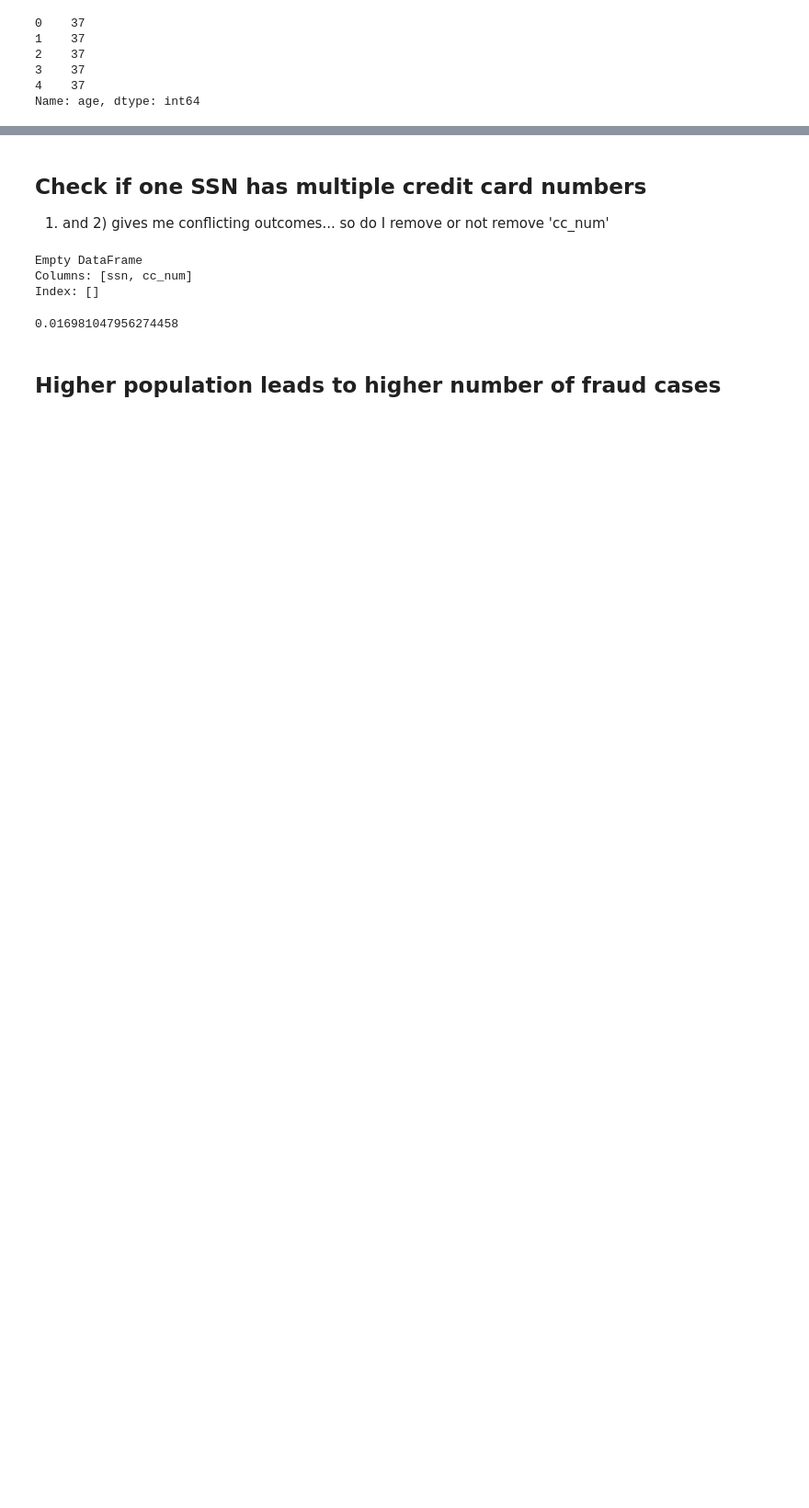
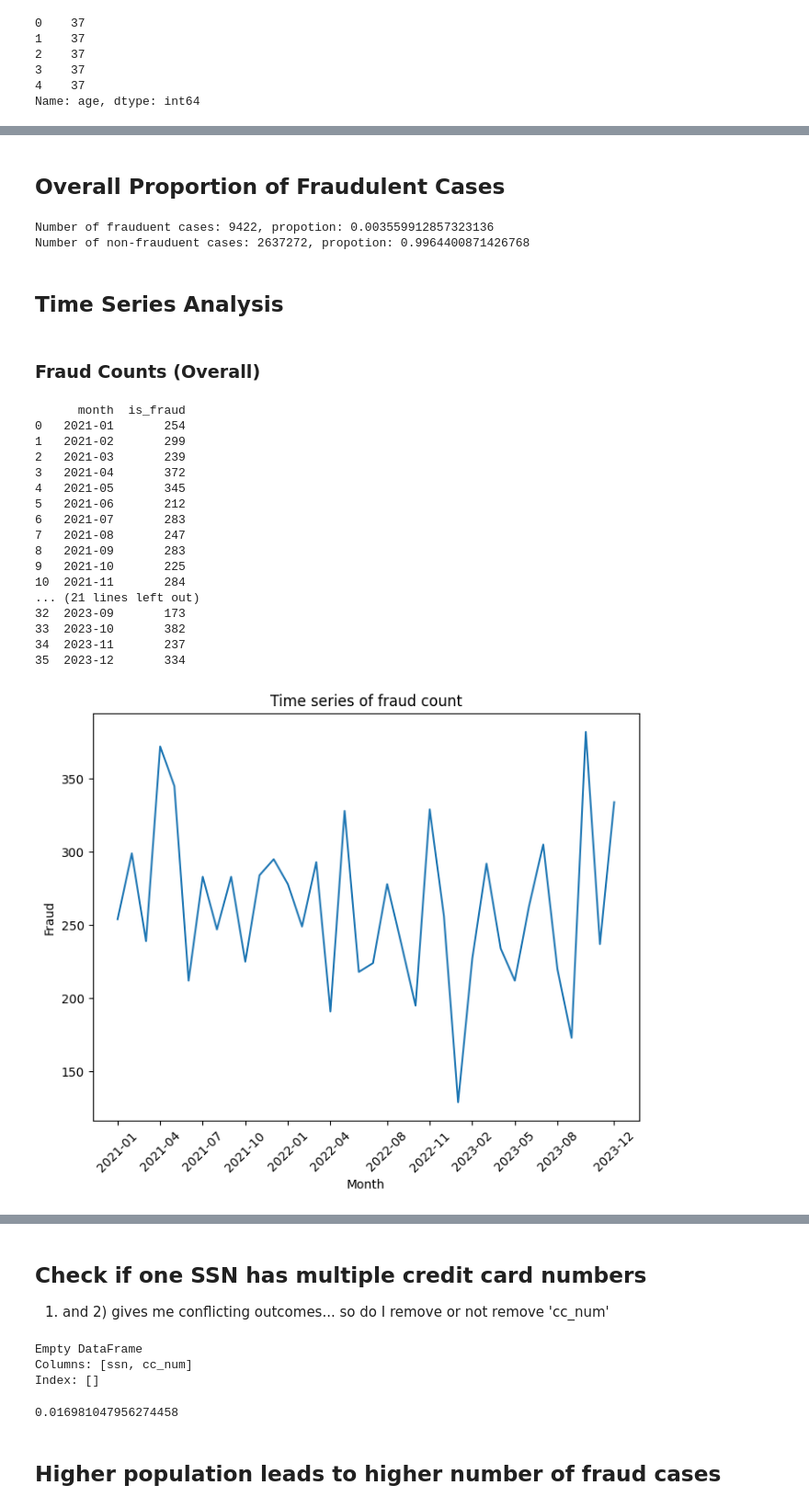
Before and after one commit to annccyn/dsa4263_project, a Jupyter notebook: ch_draft1.ipynb, the cells around one changed output, grey strips where cells are left out. Shown at 92% size. Saved outputs shown, nothing was run; the diff lists cells and outputs as text; code cells hidden in the pictures; blank space fills up the shorter version.

```diff
--- a/ch_draft1.ipynb
+++ b/ch_draft1.ipynb
@@ -140,11 +141,3 @@ True
 2646692          Renner Ltd
 2646693                Metz
 Name: merchant, Length: 2646694, dtype: object
-# %%
-# split `trans_date into year, month and date for better analysis`
-df_train['year']=df_train['trans_date'].dt.year
-df_train['month']=df_train['trans_date'].dt.month
-df_train['day']=df_train['trans_date'].dt.day
-
-# get number of counts for each year
-df_train['year'].value_counts() # output looks evenly split
@@ -157,3 +144,15 @@ Name: count, dtype: int64
 # %% [markdown]
 # Simple Feature Engineering
 ## Creating new variables
+# %%
+# LOOK
+
+# split `trans_date into year, month and date for better analysis`
+df_train['year']=df_train['trans_date'].dt.year
+df_train["month"] = df_train['trans_date'].dt.strftime('%Y-%m')
+df_train['day']=df_train['trans_date'].dt.day
+
+df_train["trans_quarter"] = pd.PeriodIndex(df_train['month'], freq='Q')
+
+# get number of counts for each year
+df_train['year'].value_counts() # output looks evenly split
@@ -217,0 +225,48 @@ Name: city_state, Length: 2646694, dtype: object
+# %% [markdown]
+## Overall Proportion of Fraudulent Cases
+# %%
+# LOOK
+num_frauds = len(df_train[df_train["is_fraud"] == 1].index)
+num_rows = len(df_train.index)
+
+print(f"Number of frauduent cases: {num_frauds}, propotion: {num_frauds/num_rows}")
+print(f"Number of non-frauduent cases: {num_rows-num_frauds}, propotion: {(num_rows-num_frauds)/num_rows}")
+# %% [output]
+Number of frauduent cases: 9422, propotion: 0.003559912857323136
+Number of non-frauduent cases: 2637272, propotion: 0.9964400871426768
+# %% [markdown]
+## Time Series Analysis
+# %% [markdown]
+### Fraud Counts (Overall)
+# %%
+# LOOK
+
+time_num_frauds = df_train[["month", "is_fraud"]].groupby(by = "month", as_index = False).sum()
+print(time_num_frauds)
+
+plt.figure(figsize=(8, 6))
+plt.plot('month','is_fraud', data=time_num_frauds)
+plt.title('Time series of fraud count')
+plt.xlabel('Month')
+plt.ylabel('Fraud')
+plt.xticks(time_num_frauds['month'][np.linspace(0, len(time_num_frauds) - 1, num=len(time_num_frauds[::3]), dtype=int)], rotation=45)
+plt.show()
+# %% [output]
+      month  is_fraud
+0   2021-01       254
+1   2021-02       299
+2   2021-03       239
+3   2021-04       372
+4   2021-05       345
+5   2021-06       212
+6   2021-07       283
+7   2021-08       247
+8   2021-09       283
+9   2021-10       225
+10  2021-11       284
+... (21 lines left out)
+32  2023-09       173
+33  2023-10       382
+34  2023-11       237
+35  2023-12       334
+[figure, added]
```
Also changed, not shown: parts of 12 cells of this notebook.
